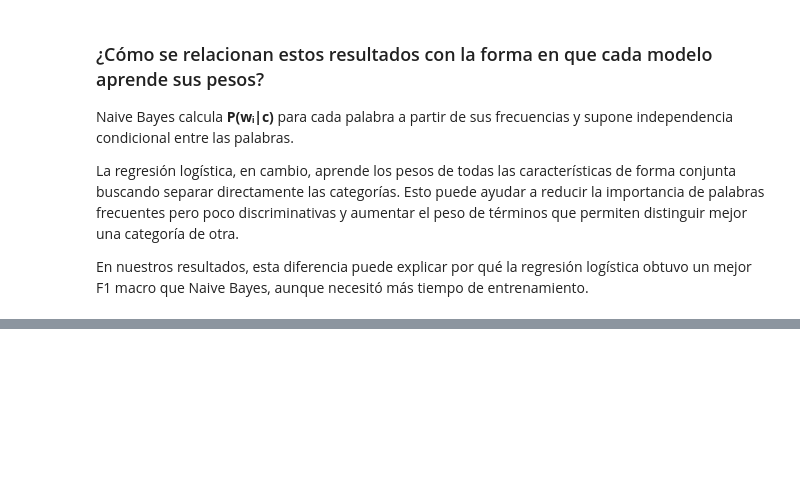
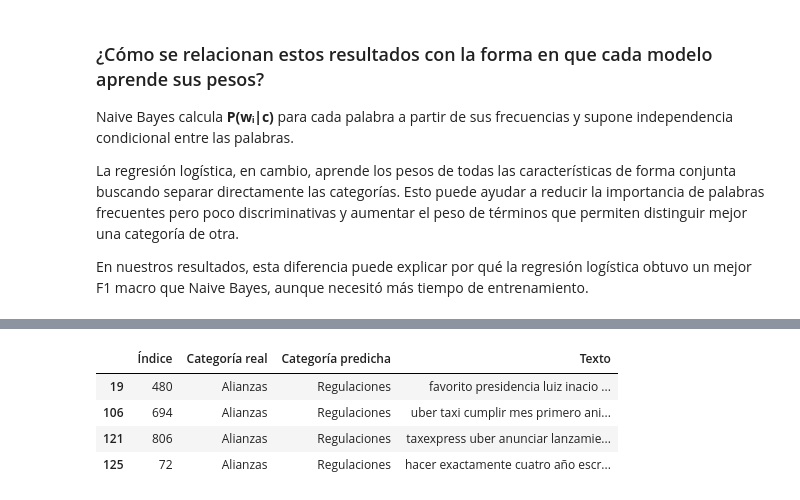
Before and after one commit to Cynthiss/NLP, a Jupyter notebook: Lab_4/Lab_4.ipynb, the cells around one changed output, grey strips where cells are left out. Saved outputs shown, nothing was run; the diff lists cells and outputs as text; code cells hidden in the pictures; blank space fills up the shorter version.

Commit message:
Update Lab_4.ipynb
Documentos mal clasificados

```diff
--- a/Lab_4/Lab_4.ipynb
+++ b/Lab_4/Lab_4.ipynb
@@ -3995,0 +4046,37 @@ En nuestros resultados, esta diferencia puede explicar por qué la regresión lo
+# %%
+
+# 5.2 Documentos mal clasificados
+# Alianzas -> Regulaciones
+
+
+# Crear DataFrame con los resultados de validación
+df_errores_log = pd.DataFrame({
+    "Texto": X_val,
+    "Categoría real": y_val,
+    "Categoría predicha": y_val_pred_log_bow
+}).reset_index()
+
+df_errores_log = df_errores_log.rename(
+    columns={"index": "Índice"}
+)
+
+# Filtrar la confusión más frecuente
+errores_alianzas_regulaciones = df_errores_log[
+    (df_errores_log["Categoría real"] == "Alianzas") &
+    (df_errores_log["Categoría predicha"] == "Regulaciones")
+]
+
+errores_alianzas_regulaciones[
+    [
+        "Índice",
+        "Categoría real",
+        "Categoría predicha",
+        "Texto"
+    ]
+]
+# %% [output]
+|  | Índice | Categoría real | Categoría predicha | Texto |
+| 19 | 480 | Alianzas | Regulaciones | favorito presidencia luiz inacio ... |
+| 106 | 694 | Alianzas | Regulaciones | uber taxi cumplir mes primero ani... |
+| 121 | 806 | Alianzas | Regulaciones | taxexpress uber anunciar lanzamie... |
+| 125 | 72 | Alianzas | Regulaciones | hacer exactamente cuatro año escr... |
```
Also changed, not shown: parts of 1 cell of this notebook.
